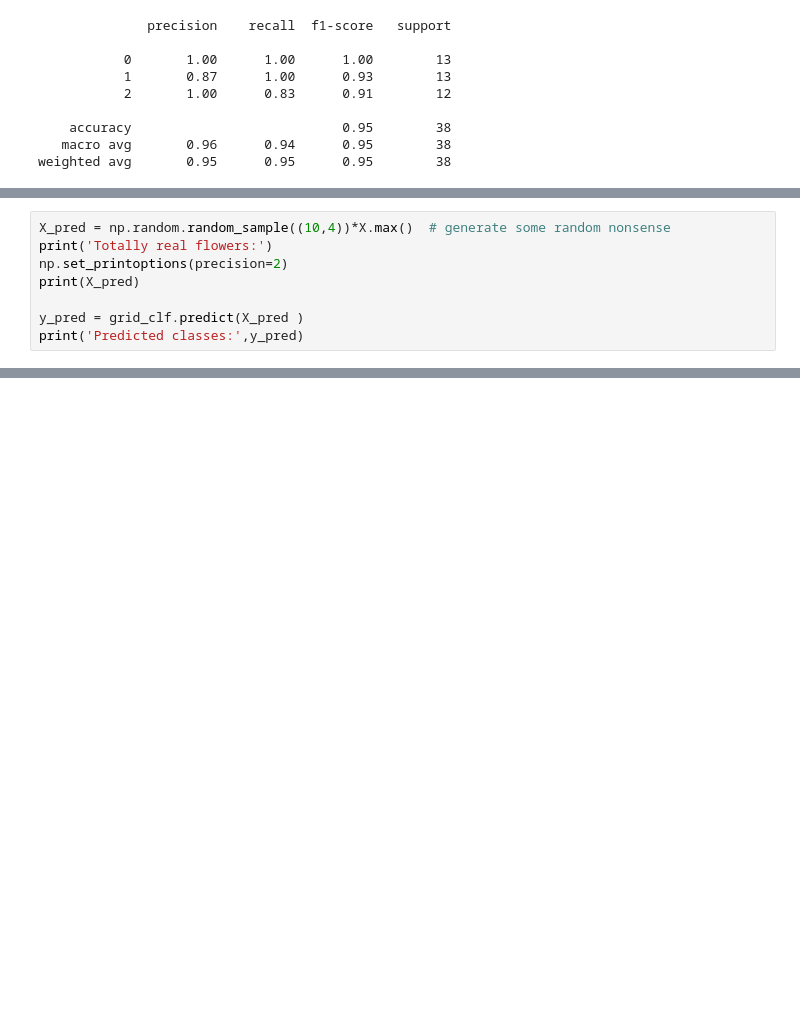
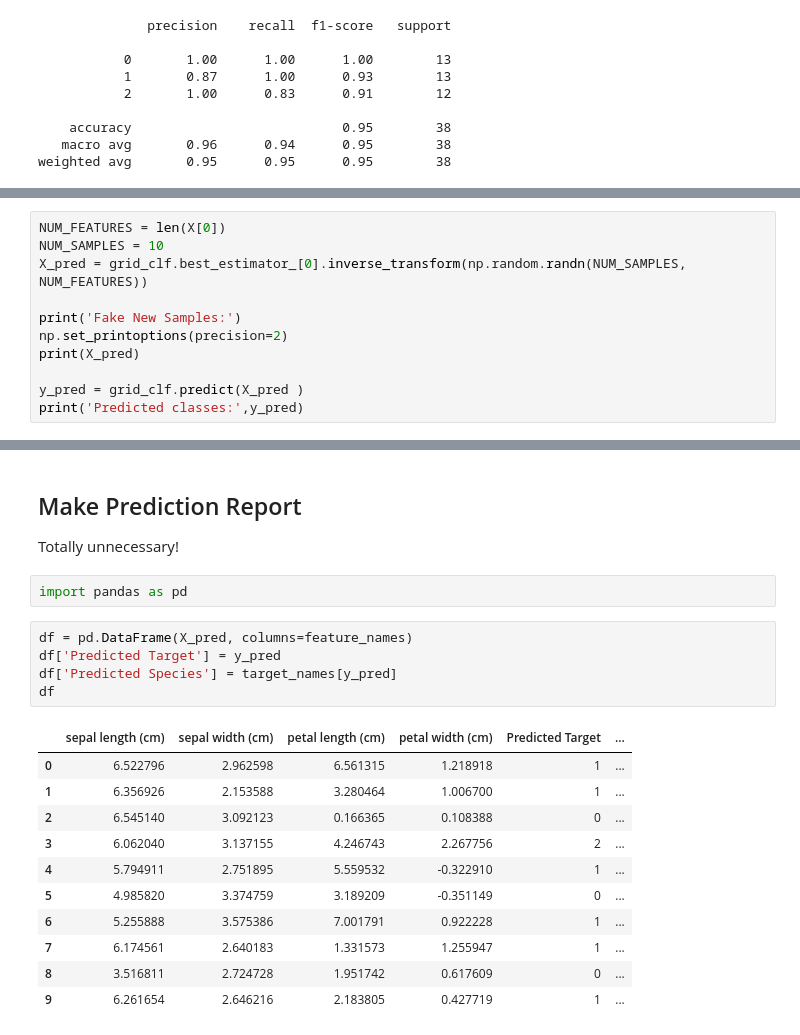
Before and after one commit to mdaugherity/MachineLearning2026, a Jupyter notebook: tutorial/Tutorial_08_First_Classification_Recipe.ipynb, the cells around one changed output, grey strips where cells are left out. Cells and saved outputs as stored; diff of their text form; blank space fills up the shorter version.

```diff
--- a/tutorial/Tutorial_08_First_Classification_Recipe.ipynb
+++ b/tutorial/Tutorial_08_First_Classification_Recipe.ipynb
@@ -204,6 +209,9 @@ Predicted species:       ['versicolor' 'setosa']
 # %%
-X_pred = np.random.random_sample((10,4))*X.max()  # generate some random nonsense
-print('Totally real flowers:')
+NUM_FEATURES = len(X[0])
+NUM_SAMPLES = 10
+X_pred = grid_clf.best_estimator_[0].inverse_transform(np.random.randn(NUM_SAMPLES, NUM_FEATURES))
+
+print('Fake New Samples:')
 np.set_printoptions(precision=2)
 print(X_pred)
 
@@ -224,0 +249,22 @@ Predicted classes: [0 2 0 2 1 0 1 1 2 1]
+# %% [markdown]
+## Make Prediction Report
+Totally unnecessary!
+# %%
+import pandas as pd
+# %%
+df = pd.DataFrame(X_pred, columns=feature_names)
+df['Predicted Target'] = y_pred
+df['Predicted Species'] = target_names[y_pred]
+df
+# %% [output]
+|  | sepal length (cm) | sepal width (cm) | petal length (cm) | petal width (cm) | Predicted Target | ... |
+| 0 | 6.522796 | 2.962598 | 6.561315 | 1.218918 | 1 | ... |
+| 1 | 6.356926 | 2.153588 | 3.280464 | 1.006700 | 1 | ... |
+| 2 | 6.545140 | 3.092123 | 0.166365 | 0.108388 | 0 | ... |
+| 3 | 6.062040 | 3.137155 | 4.246743 | 2.267756 | 2 | ... |
+| 4 | 5.794911 | 2.751895 | 5.559532 | -0.322910 | 1 | ... |
+| 5 | 4.985820 | 3.374759 | 3.189209 | -0.351149 | 0 | ... |
+| 6 | 5.255888 | 3.575386 | 7.001791 | 0.922228 | 1 | ... |
+| 7 | 6.174561 | 2.640183 | 1.331573 | 1.255947 | 1 | ... |
+| 8 | 3.516811 | 2.724728 | 1.951742 | 0.617609 | 0 | ... |
+| 9 | 6.261654 | 2.646216 | 2.183805 | 0.427719 | 1 | ... |
```
Also changed, not shown: parts of 8 cells of this notebook.
